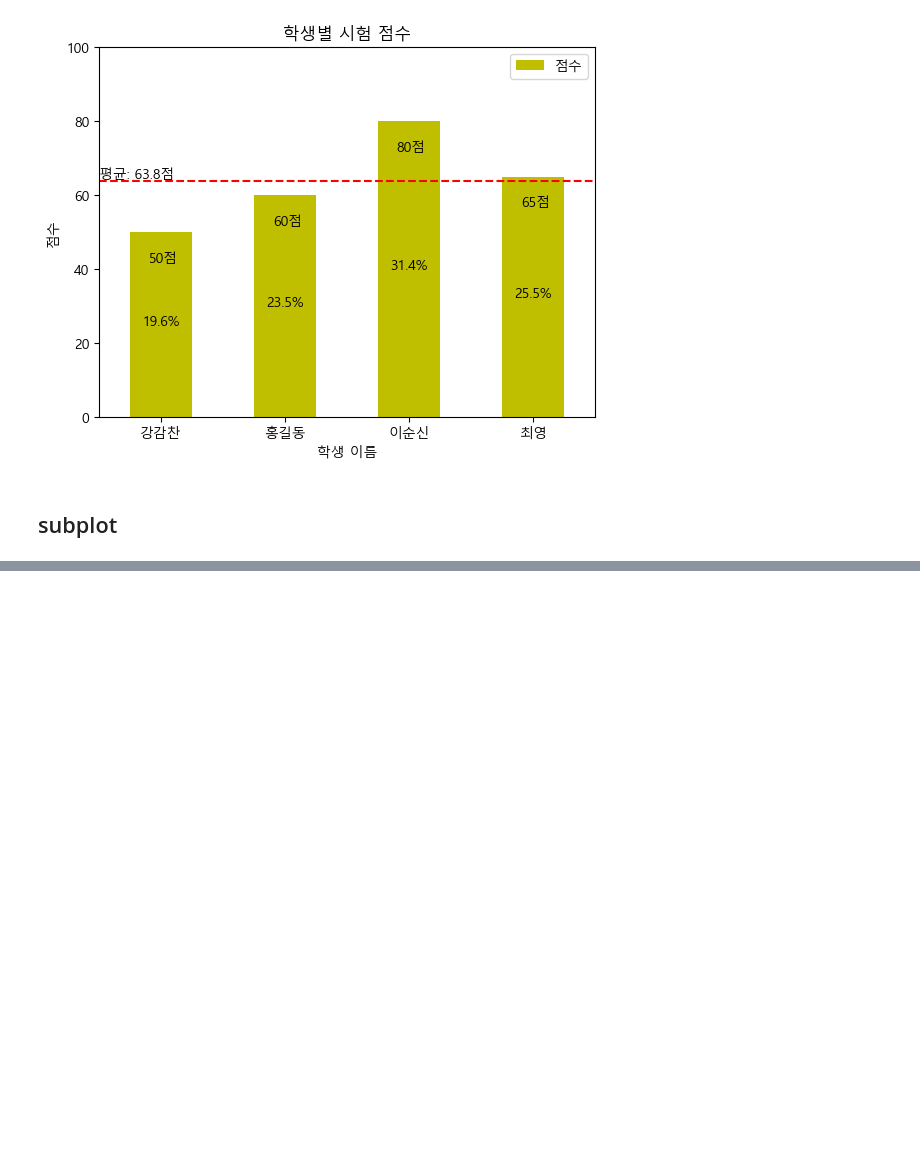
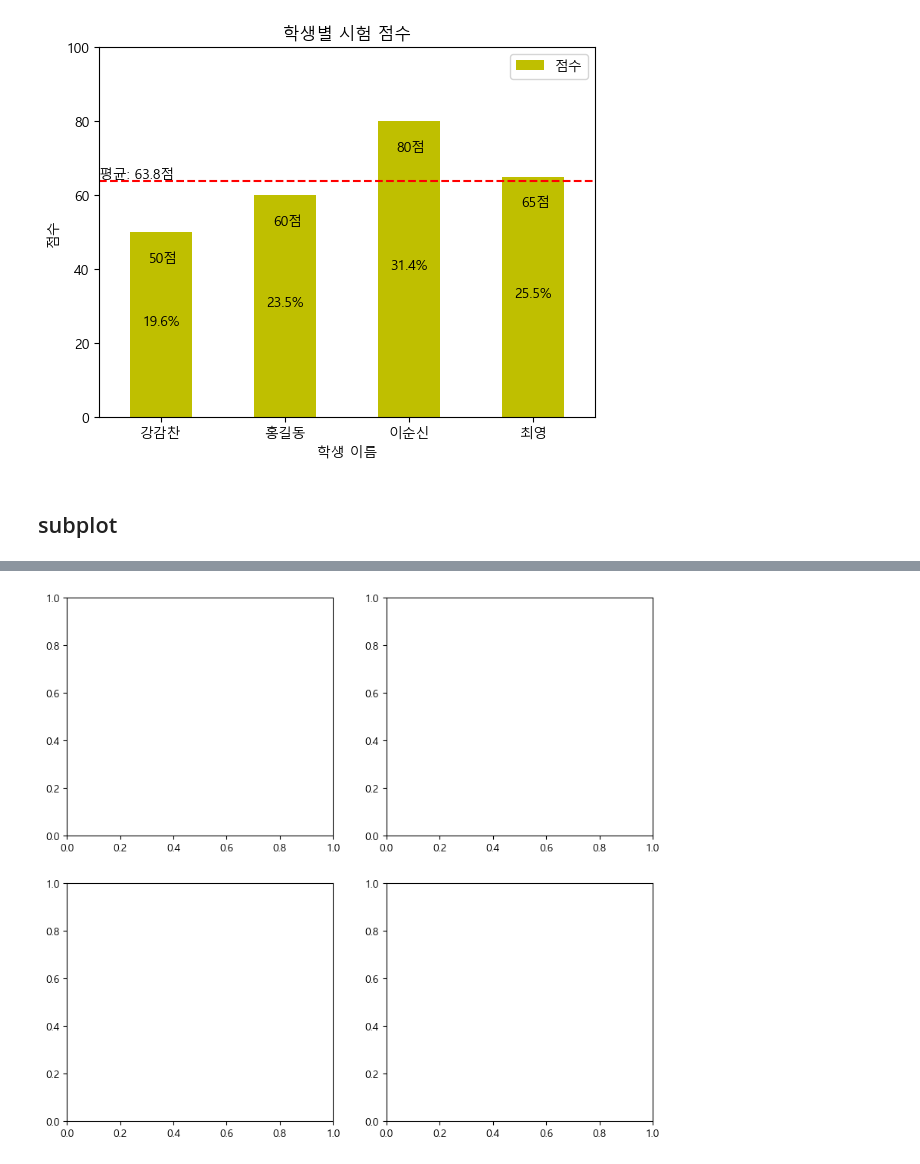
Before and after one commit to sunkyu0711/Python_MegaDataAnalysis_250120, a Jupyter notebook: 6일차_chart_subplots.ipynb, the cells around one changed output, grey strips where cells are left out. Drawn from its saved outputs; the diff is of its cells as text; code cells hidden in the pictures; blank space fills up the shorter version.

```diff
--- a/6일차_chart_subplots.ipynb
+++ b/6일차_chart_subplots.ipynb
@@ -254,0 +270,7 @@ plt.show()
+# %%
+# 한 도화지 안에 4개의 subplot 그릴 거임: plt.subplots(행,열,(각각의 크기))
+
+fig,axes=plt.subplots(2,2,figsize=(10,9))
+plt.show()
+# %% [output]
+[figure, added]
```
Also changed, not shown: parts of 9 cells of this notebook.
